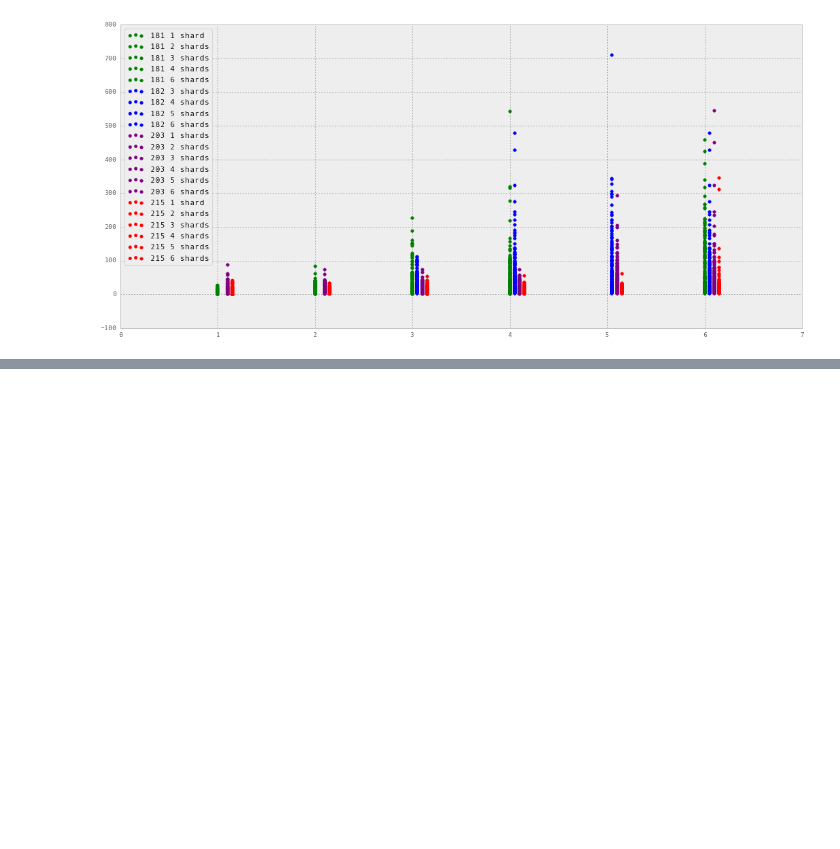
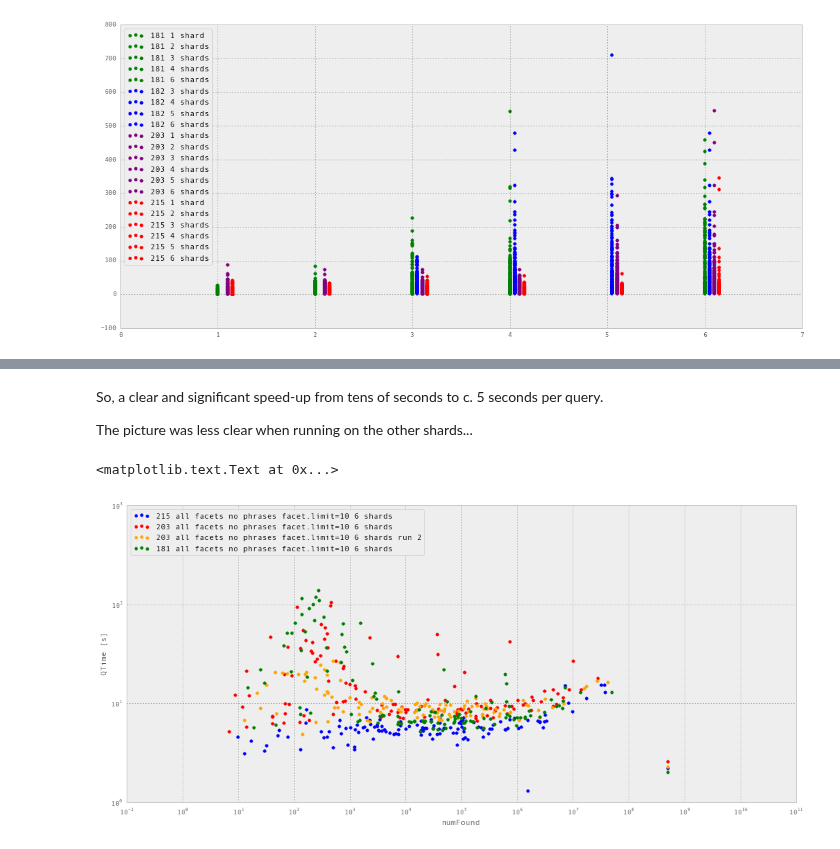
Before and after one commit to anjackson/keeping-codes, a Jupyter notebook: experiments/solr-query-performance-benchmarking.ipynb, the cells around one changed output, grey strips where cells are left out. Drawn from its saved outputs; the diff is of its cells as text; code cells hidden in the pictures; blank space fills up the shorter version.

```diff
--- a/experiments/solr-query-performance-benchmarking.ipynb
+++ b/experiments/solr-query-performance-benchmarking.ipynb
@@ -300,0 +345,24 @@ Reading the Solr mailing lists, having too much RAM can lead to long GC pauses.
+# %% [markdown]
+So, a clear and significant speed-up from tens of seconds to c. 5 seconds per query.
+
+The picture was less clear when running on the other shards...
+# %%
+qtafnpfl203_6s, nfafnpfl203_6s = loadSB2("solr-bench/testv3-all-facets-no-phrases-flim-10-203-6s.log")
+qtafnpfl203_6s2, nfafnpfl203_6s2 = loadSB2("solr-bench/testv3-all-facets-no-phrases-flim-10-203-6s-2.log")
+qtafnpfl181_6s, nfafnpfl181_6s = loadSB2("solr-bench/testv3-all-facets-no-phrases-flim-10-181-6s.log")
+
+
+fig = plt.figure(figsize=(18, 8))
+plt.scatter(nfafnpfl215_6s, qtafnpfl215_6s, label="215 all facets no phrases facet.limit=10 6 shards", color="blue");
+plt.scatter(nfafnpfl203_6s, qtafnpfl203_6s, label="203 all facets no phrases facet.limit=10 6 shards", color="red");
+plt.scatter(nfafnpfl203_6s2, qtafnpfl203_6s2, label="203 all facets no phrases facet.limit=10 6 shards run 2", color="orange");
+plt.scatter(nfafnpfl181_6s, qtafnpfl181_6s, label="181 all facets no phrases facet.limit=10 6 shards", color="green");
+plt.legend(loc=2)
+plt.semilogx()
+plt.semilogy()
+plt.xlim([1e-1,10e10])
+plt.ylabel("QTime [s]")
+plt.xlabel("numFound")
+# %% [output]
+<matplotlib.text.Text at 0x...>
+[figure, added]
```
Also changed, not shown: parts of 9 cells of this notebook, 10 other files.
